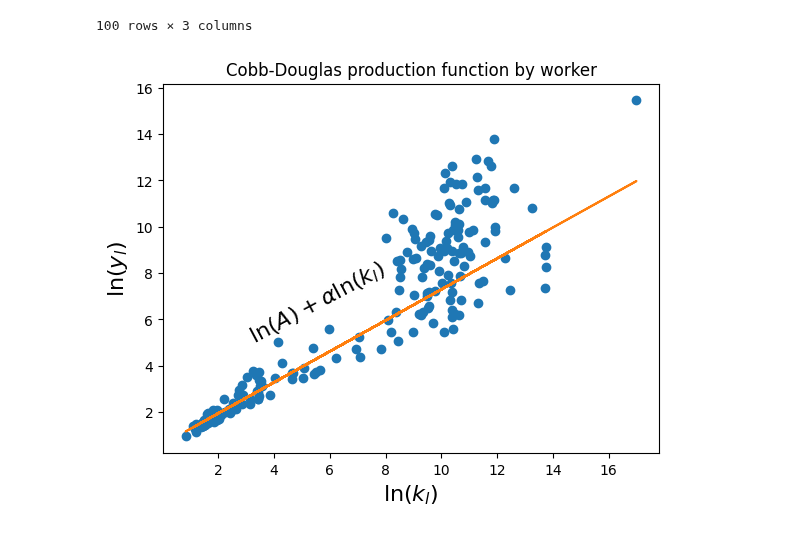
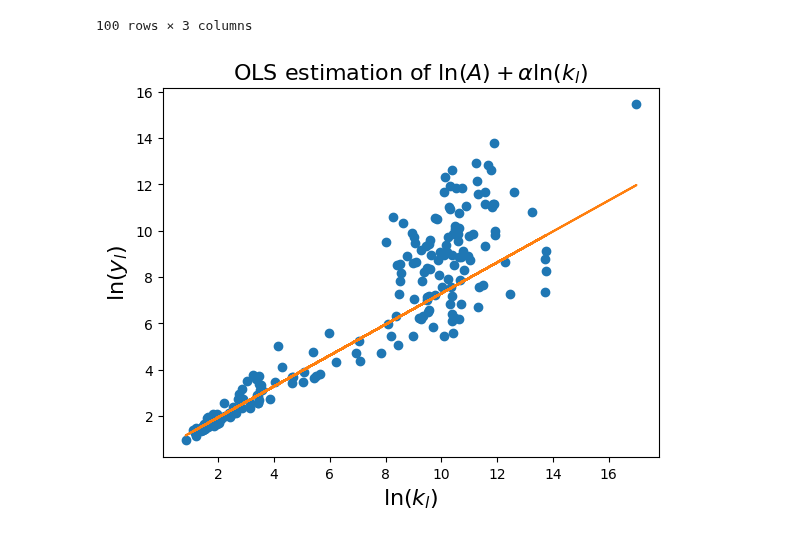
Before and after one commit to it-ces/PUBLIC-AI, a Jupyter notebook: REGRESION/LABS/Introducción_Problem_OLS.ipynb, the cells around one changed output. Drawn from its saved outputs; the diff is of its cells as text; code cells hidden in the pictures.

```diff
--- a/REGRESION/LABS/Introducción_Problem_OLS.ipynb
+++ b/REGRESION/LABS/Introducción_Problem_OLS.ipynb
@@ -88,20 +86,18 @@ df_l.drop(df_l[df_l['K']>22].index, inplace=True)
 # %%
 import matplotlib.pyplot as plt
 plt.scatter(df['K'], df['y'])
 x = df_l['K']
 y = df_l['y']
 #create basic scatterplot
 plt.plot(x, y, 'o')
 #obtain m (slope) and b(intercept) of linear regression line
 m, b = np.polyfit(x, y, 1)
 #add linear regression line to scatterplot
 plt.plot(x, m*x+b)
 
-plt.title('Cobb-Douglas production function by worker')
+plt.title(r'OLS estimation of $\ln(A) + \alpha \ln(k_{l})$', fontsize=16)
 plt.xlabel(r'$\ln(k_{l})$', fontsize=16)
 plt.ylabel(r'$\ln(y_{l})$', fontsize=16)
-plt.annotate(r'$\ln(A) + \alpha \ln(k_{l})$',
-             xy=(3, 5),fontsize=16, rotation=28)
 plt.savefig("production.eps")
 # %% [output]
-[figure, old version]
+[figure, new version]
```
Also changed, not shown: parts of 1 cell of this notebook.
